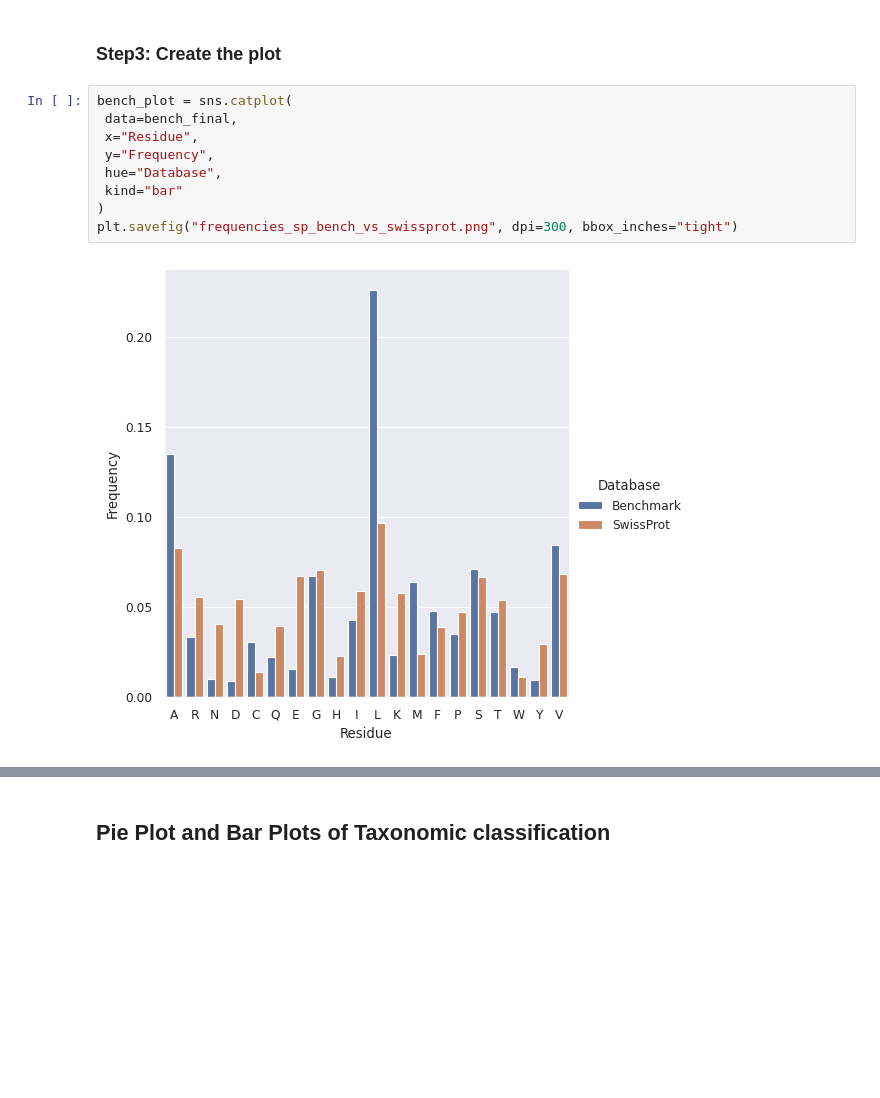
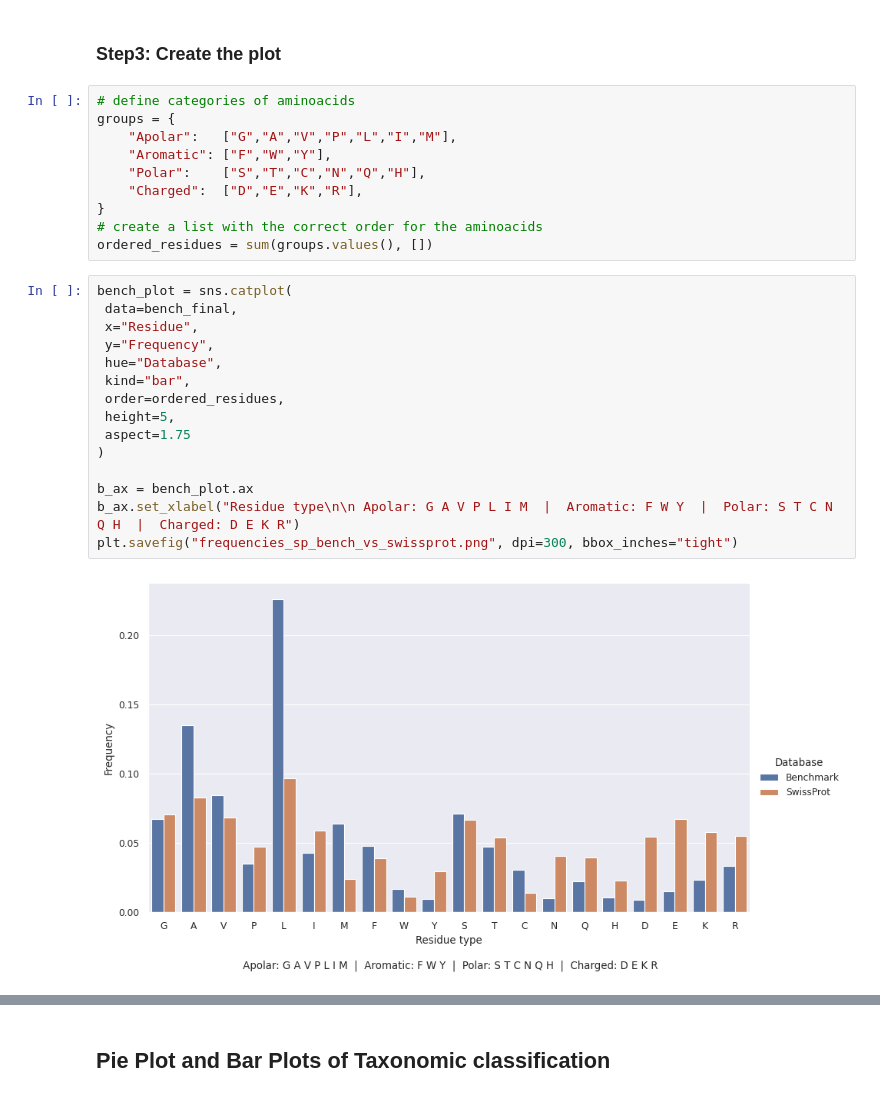
Before and after one commit to LucaCagnini/LB2_project_Group_3, a Jupyter notebook: Data_Analysis/plots.ipynb, the cells around one changed output, grey strips where cells are left out. Cells and saved outputs as stored; diff of their text form; blank space fills up the shorter version.

Commit message:
modified plot script

```diff
--- a/Data_Analysis/plots.ipynb
+++ b/Data_Analysis/plots.ipynb
@@ -437,17 +459,33 @@ bench_final.query("Residue == 'A'")
 | 20 | A | 0.082500 | SwissProt |
 # %% [markdown]
 ### Step3: Create the plot
+# %%
+# define categories of aminoacids
+groups = {
+    "Apolar":   ["G","A","V","P","L","I","M"],
+    "Aromatic": ["F","W","Y"],
+    "Polar":    ["S","T","C","N","Q","H"],
+    "Charged":  ["D","E","K","R"],
+}
+# create a list with the correct order for the aminoacids
+ordered_residues = sum(groups.values(), [])
 # %%
 bench_plot = sns.catplot(
  data=bench_final,
  x="Residue",
  y="Frequency",
  hue="Database",
- kind="bar"
+ kind="bar",
+ order=ordered_residues,
+ height=5,
+ aspect=1.75
 )
+
+b_ax = bench_plot.ax
+b_ax.set_xlabel("Residue type\n\n Apolar: G A V P L I M  |  Aromatic: F W Y  |  Polar: S T C N Q H  |  Charged: D E K R")
 plt.savefig("frequencies_sp_bench_vs_swissprot.png", dpi=300, bbox_inches="tight")
 # %% [output]
-[figure, old version]
+[figure, new version]
 # %%
 train_plot = sns.catplot(
  data=train_final,
```
Also changed, not shown: parts of 8 cells of this notebook, 3 other files.
